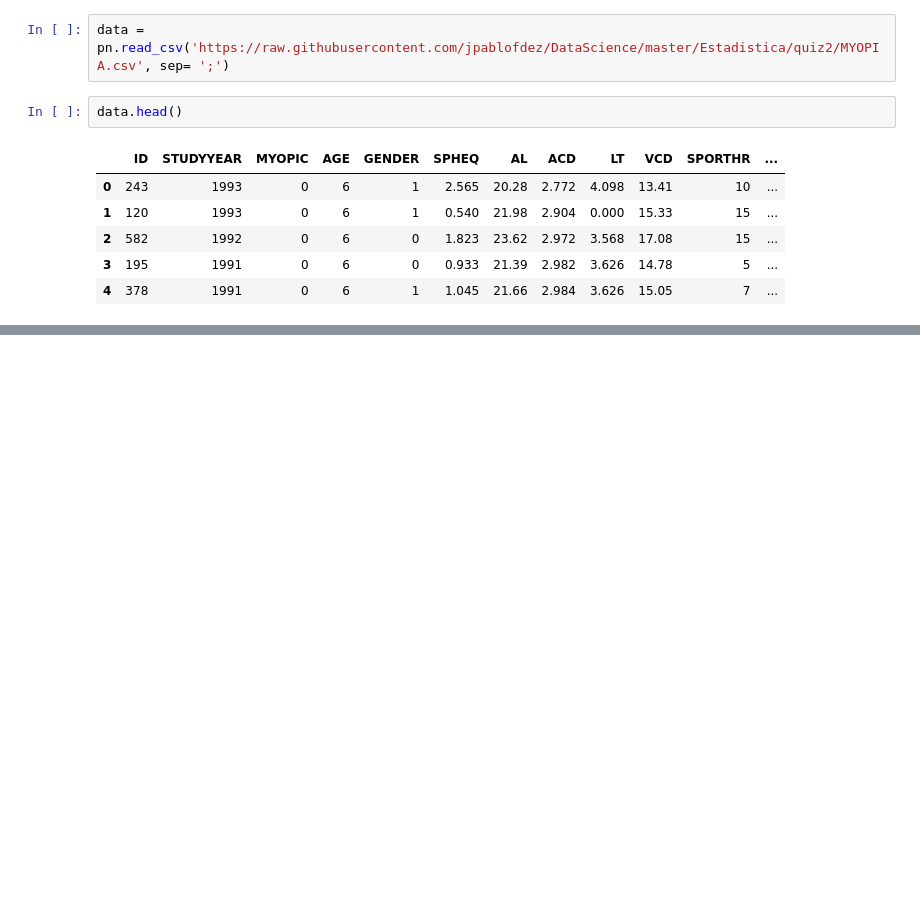
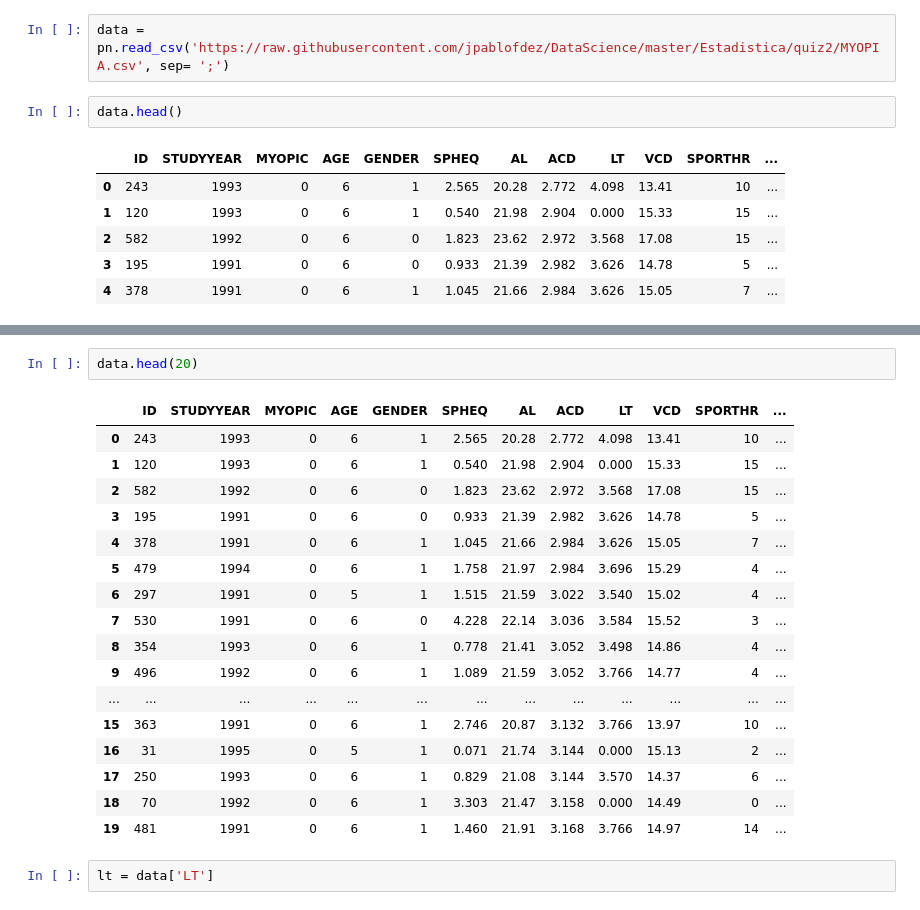
Before and after one commit to jpablofdez/DataScience, a Jupyter notebook: Estadistica/quiz2/Quiz_2.ipynb, the cells around one changed output, grey strips where cells are left out. Cells and saved outputs as stored; diff of their text form; blank space fills up the shorter version.

```diff
--- a/Estadistica/quiz2/Quiz_2.ipynb
+++ b/Estadistica/quiz2/Quiz_2.ipynb
@@ -178,0 +167,22 @@ Histograma MYOPIC
+# %%
+data.head(20)
+# %% [output]
+|  | ID | STUDYYEAR | MYOPIC | AGE | GENDER | SPHEQ | AL | ACD | LT | VCD | SPORTHR | ... |
+| 0 | 243 | 1993 | 0 | 6 | 1 | 2.565 | 20.28 | 2.772 | 4.098 | 13.41 | 10 | ... |
+| 1 | 120 | 1993 | 0 | 6 | 1 | 0.540 | 21.98 | 2.904 | 0.000 | 15.33 | 15 | ... |
+| 2 | 582 | 1992 | 0 | 6 | 0 | 1.823 | 23.62 | 2.972 | 3.568 | 17.08 | 15 | ... |
+| 3 | 195 | 1991 | 0 | 6 | 0 | 0.933 | 21.39 | 2.982 | 3.626 | 14.78 | 5 | ... |
+| 4 | 378 | 1991 | 0 | 6 | 1 | 1.045 | 21.66 | 2.984 | 3.626 | 15.05 | 7 | ... |
+| 5 | 479 | 1994 | 0 | 6 | 1 | 1.758 | 21.97 | 2.984 | 3.696 | 15.29 | 4 | ... |
+| 6 | 297 | 1991 | 0 | 5 | 1 | 1.515 | 21.59 | 3.022 | 3.540 | 15.02 | 4 | ... |
+| 7 | 530 | 1991 | 0 | 6 | 0 | 4.228 | 22.14 | 3.036 | 3.584 | 15.52 | 3 | ... |
+| 8 | 354 | 1993 | 0 | 6 | 1 | 0.778 | 21.41 | 3.052 | 3.498 | 14.86 | 4 | ... |
+| 9 | 496 | 1992 | 0 | 6 | 1 | 1.089 | 21.59 | 3.052 | 3.766 | 14.77 | 4 | ... |
+| ... | ... | ... | ... | ... | ... | ... | ... | ... | ... | ... | ... | ... |
+| 15 | 363 | 1991 | 0 | 6 | 1 | 2.746 | 20.87 | 3.132 | 3.766 | 13.97 | 10 | ... |
+| 16 | 31 | 1995 | 0 | 5 | 1 | 0.071 | 21.74 | 3.144 | 0.000 | 15.13 | 2 | ... |
+| 17 | 250 | 1993 | 0 | 6 | 1 | 0.829 | 21.08 | 3.144 | 3.570 | 14.37 | 6 | ... |
+| 18 | 70 | 1992 | 0 | 6 | 1 | 3.303 | 21.47 | 3.158 | 0.000 | 14.49 | 0 | ... |
+| 19 | 481 | 1991 | 0 | 6 | 1 | 1.460 | 21.91 | 3.168 | 3.766 | 14.97 | 14 | ... |
+# %%
+lt = data['LT']
```
Also changed, not shown: parts of 17 cells of this notebook.
